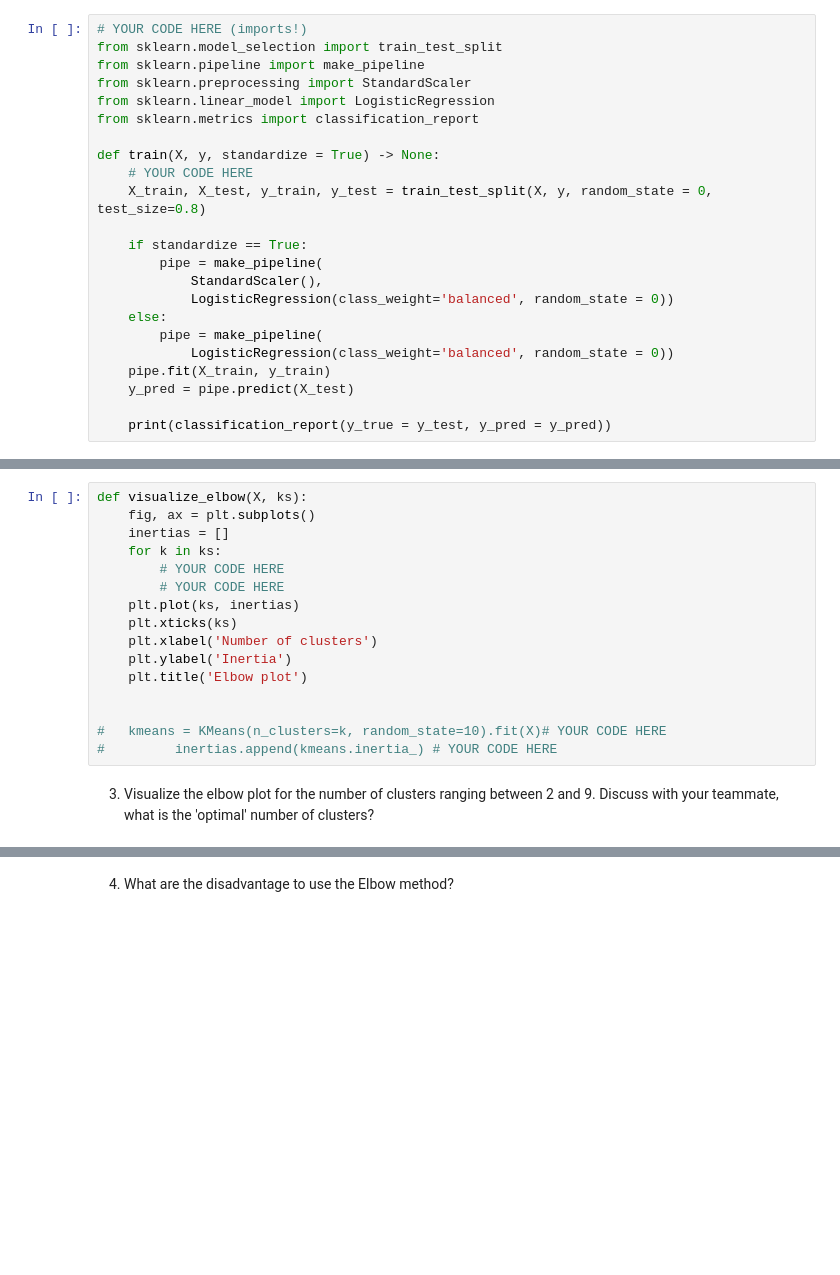
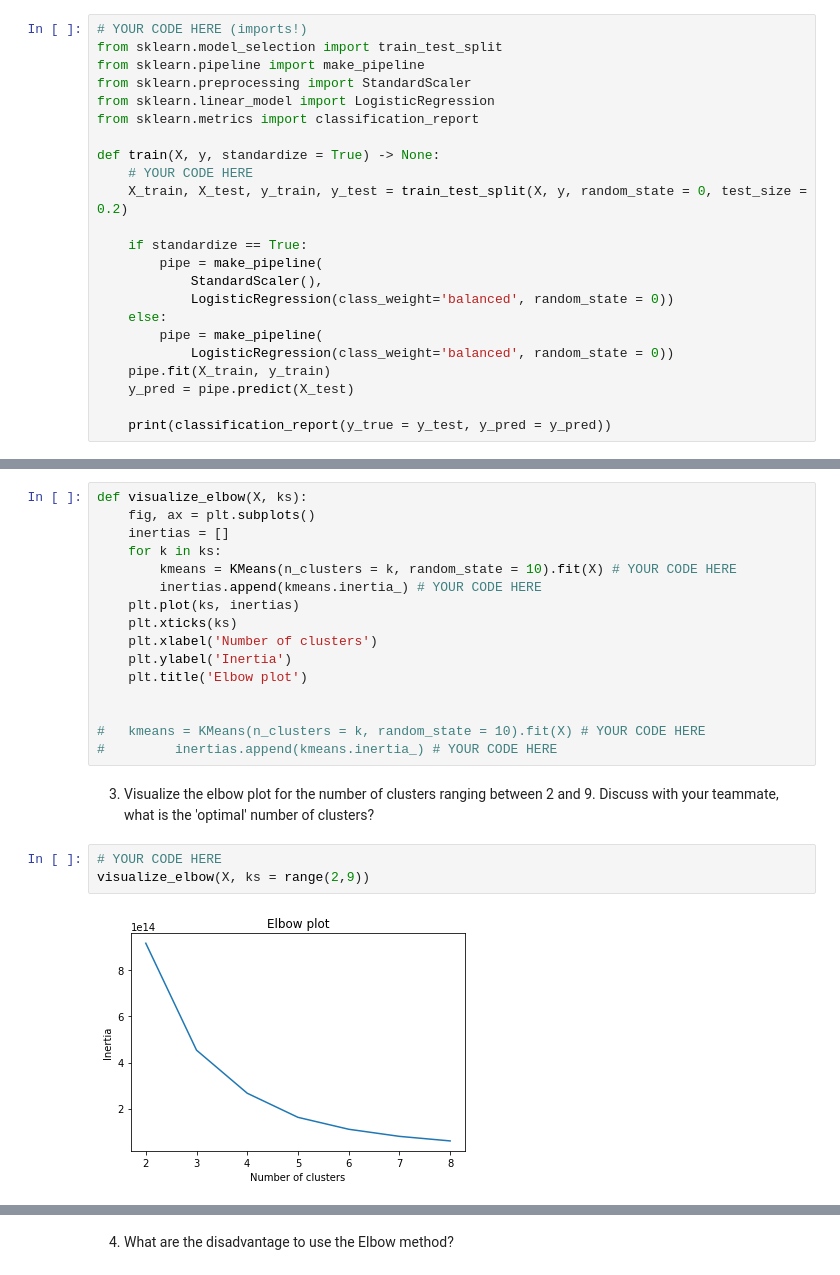
Before and after one commit to cimoody/MLE-7, a Jupyter notebook: assignments/week-7-unsuper-lrn/nb/new-product-launch.ipynb, the cells around one changed output, grey strips where cells are left out. Drawn from its saved outputs; the diff is of its cells as text; blank space fills up the shorter version.

```diff
--- a/assignments/week-7-unsuper-lrn/nb/new-product-launch.ipynb
+++ b/assignments/week-7-unsuper-lrn/nb/new-product-launch.ipynb
@@ -298,7 +295,7 @@ from sklearn.metrics import classification_report
 
 def train(X, y, standardize = True) -> None:
     # YOUR CODE HERE
-    X_train, X_test, y_train, y_test = train_test_split(X, y, random_state = 0, test_size=0.8)
+    X_train, X_test, y_train, y_test = train_test_split(X, y, random_state = 0, test_size = 0.2)
 
     if standardize == True:
         pipe = make_pipeline(
@@ -404,8 +402,8 @@ def visualize_elbow(X, ks):
     fig, ax = plt.subplots()
     inertias = []
     for k in ks:
-        # YOUR CODE HERE
-        # YOUR CODE HERE
+        kmeans = KMeans(n_clusters = k, random_state = 10).fit(X) # YOUR CODE HERE
+        inertias.append(kmeans.inertia_) # YOUR CODE HERE
     plt.plot(ks, inertias)
     plt.xticks(ks)
     plt.xlabel('Number of clusters')
@@ -413,8 +411,13 @@ def visualize_elbow(X, ks):
     plt.title('Elbow plot')
 
 
-#   kmeans = KMeans(n_clusters=k, random_state=10).fit(X)# YOUR CODE HERE
+#   kmeans = KMeans(n_clusters = k, random_state = 10).fit(X) # YOUR CODE HERE
 #         inertias.append(kmeans.inertia_) # YOUR CODE HERE
 # %% [markdown]
 3. Visualize the elbow plot for the number of clusters ranging between 2 and 9. Discuss with your teammate, what is the 'optimal' number of clusters?
+# %%
+# YOUR CODE HERE
+visualize_elbow(X, ks = range(2,9))
+# %% [output]
+[figure, added]
 # %%
```
Also changed, not shown: parts of 10 cells of this notebook.
